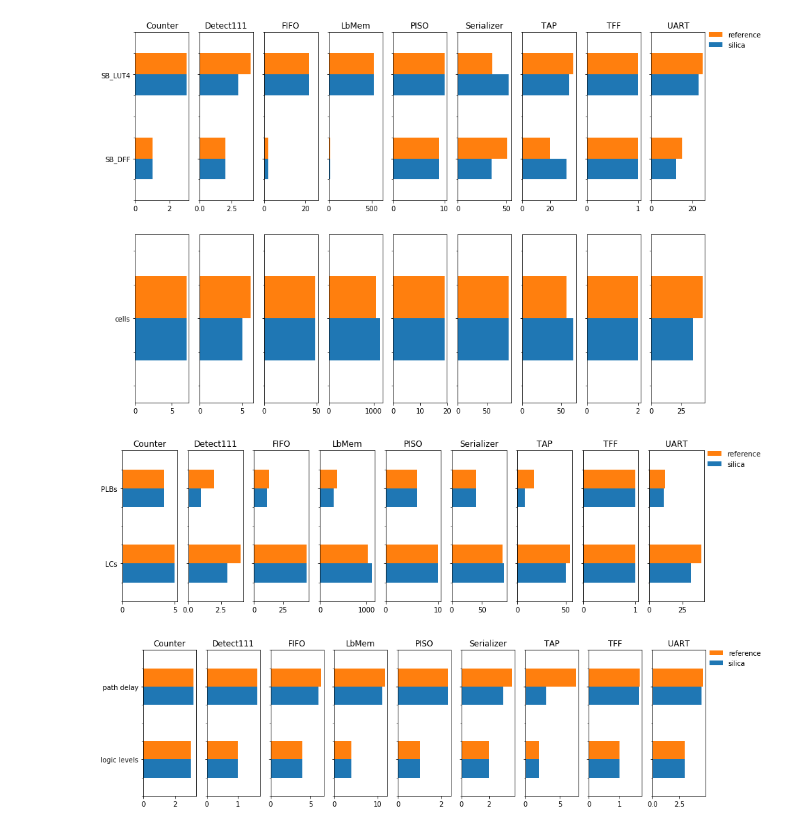
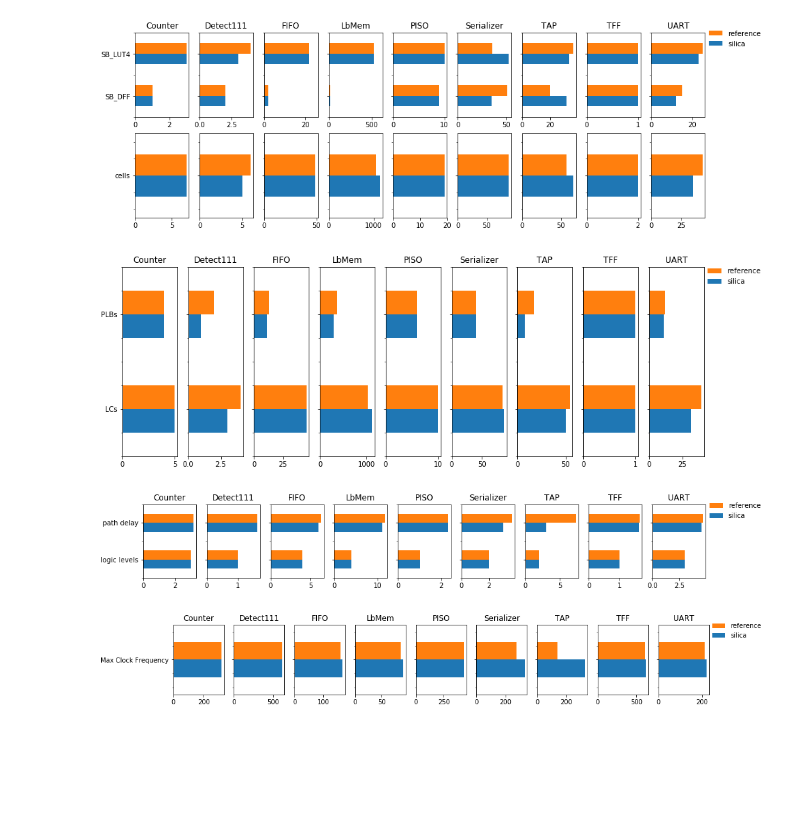
Before and after one commit to leonardt/silica, a Jupyter notebook: Evaluation.ipynb, the cells around one changed output. Cells and saved outputs as stored; diff of their text form; code cells hidden in the pictures; blank space fills up the shorter version.

```diff
--- a/Evaluation.ipynb
+++ b/Evaluation.ipynb
@@ -15,37 +15,38 @@ with open("results.tex", "w") as f:
 # %%
 col_len = (len(results.columns) // 2)
 fig, axes = plt.subplots(nrows=2, ncols=col_len, sharey='row')
 fig.set_figwidth(15)
-fig.set_figheight(10)
+fig.set_figheight(5)
 
 titles = ["Counter", "Detect111", "FIFO", "LbMem", "PISO", "Serializer", "TAP", "TFF", "UART"]
 
 for row in range(0, 2):
     for i, columns in enumerate(zip(results.columns[::2], results.columns[1::2])):
         title = titles[i]
         curr = results[list(columns)].rename(index=str, columns={columns[0]: "silica", columns[1]: "reference"})
         curr = curr.loc[(curr != 0).all(axis=1), :]
         if row == 0:
             curr = curr.filter(like="SB_", axis=0)
         elif row == 1:
             curr = curr.filter(like="cells", axis=0)
         # elif row == 2:
         #     curr = curr.filter(regex="(wires|wire bits|public wires|memories|memory bits|processes)", axis=0)
         if not curr.empty:
             if row > 0:
                 title = False
             curr.plot.barh(ax=axes[row, i], legend=False, title=title)
 
 # plt.legend(bbox_to_anchor=(2.15, 3.37), labelspacing=-2.5, frameon=False)
 plt.legend(bbox_to_anchor=(2.15, 2.18), labelspacing=-2.5, frameon=False)
 
 plt.savefig("synthesis.pdf")
 plt.show()
 # %% [output]
-[figure, old version]
+[figure, new version]
 # %%
 fig1, axes1 = plt.subplots(nrows=1, ncols=col_len, sharey='row')
 fig1.set_figwidth(15)
+fig1.set_figheight(5)
 
 
 for i, columns in enumerate(zip(results.columns[::2], results.columns[1::2])):
@@ -59,10 +60,11 @@ plt.legend(bbox_to_anchor=(2.15, .975), labelspacing=-2.5, frameon=False)
 plt.savefig("utilization.pdf")
 plt.show()
 # %% [output]
-[figure, old version]
+[figure, new version]
 # %%
 fig2, axes2 = plt.subplots(nrows=1, ncols=col_len, sharey='row')
 fig2.set_figwidth(15)
+fig2.set_figheight(2)
 
 
 for i, columns in enumerate(zip(results.columns[::2], results.columns[1::2])):
@@ -76,10 +78,11 @@ plt.legend(bbox_to_anchor=(2.15, .975), labelspacing=-2.5, frameon=False)
 plt.savefig("timing.pdf")
 plt.show()
 # %% [output]
-[figure, old version]
+[figure, new version]
 # %%
 fig2, axes2 = plt.subplots(nrows=1, ncols=col_len, sharey='row')
 fig2.set_figwidth(15)
+fig2.set_figheight(2)
 
 
 for i, columns in enumerate(zip(results.columns[::2], results.columns[1::2])):
@@ -92,3 +95,5 @@ plt.legend(bbox_to_anchor=(2.15, .975), labelspacing=-2.5, frameon=False)
 
 plt.savefig("timing.pdf")
 plt.show()
+# %% [output]
+[figure, added]
```
Also changed, not shown: 6 other files.
